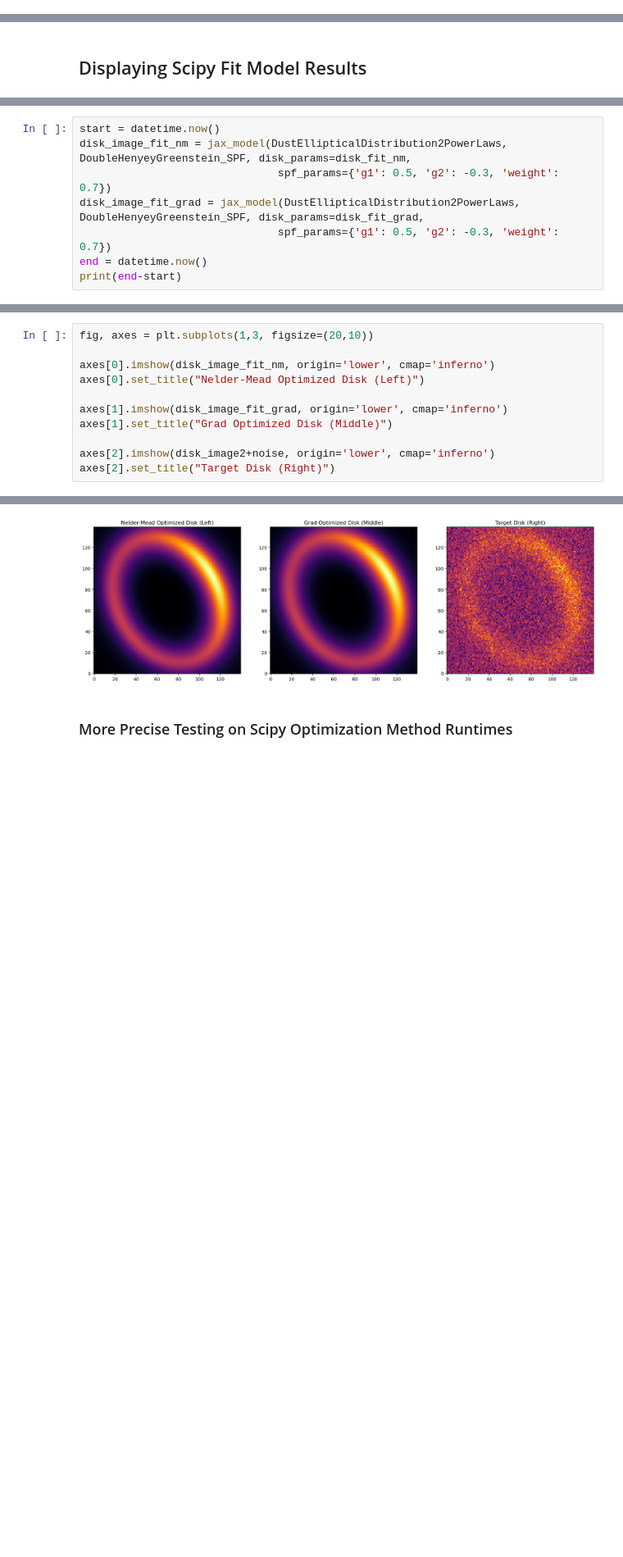
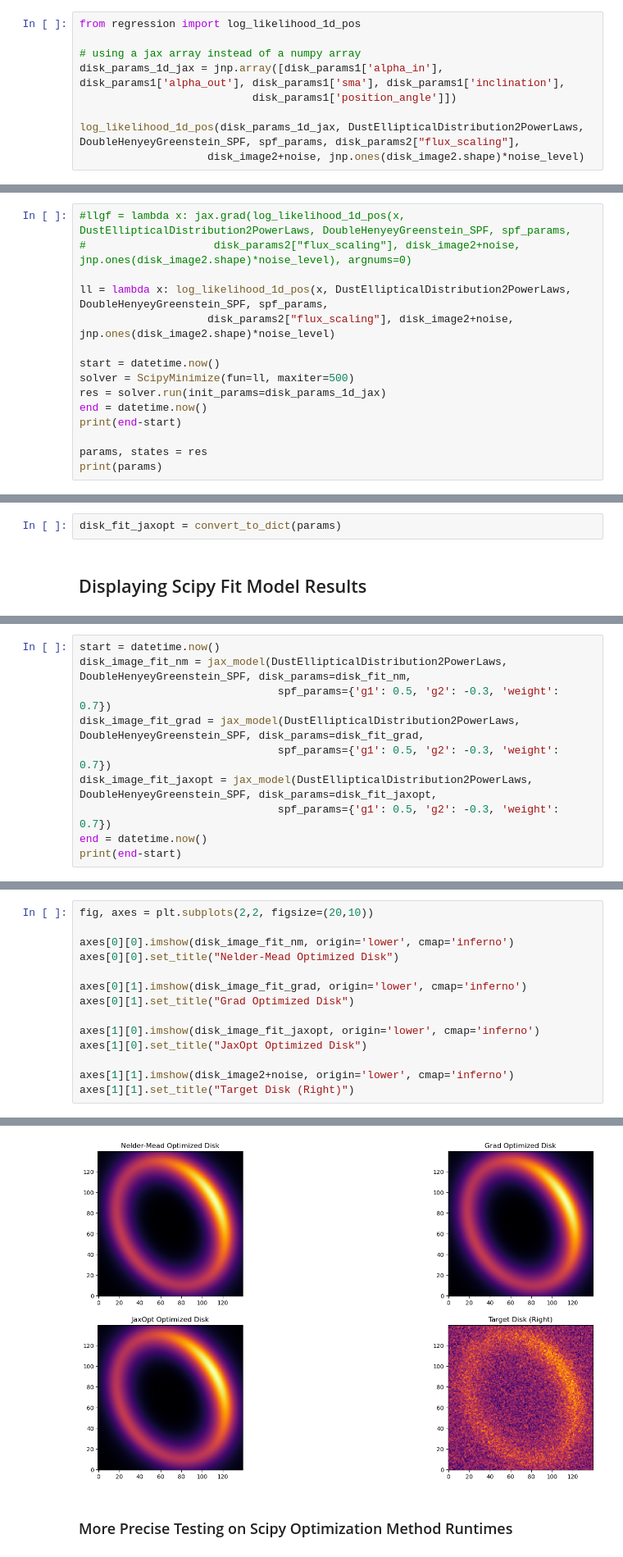
Before and after one commit to mihir-r-kondapalli/GRaTeR-JAX, a Jupyter notebook: Disk_Jaxed.ipynb, the cells around one changed output, grey strips where cells are left out. Shown at 82% size. Cells and saved outputs as stored; diff of their text form; blank space fills up the shorter version.

Commit message:
added jaxopt solver

```diff
--- a/Disk_Jaxed.ipynb
+++ b/Disk_Jaxed.ipynb
@@ -206,0 +213,9 @@ disk_fit_grad = convert_to_dict(soln.x)
+# %%
+from regression import log_likelihood_1d_pos
+
+# using a jax array instead of a numpy array
+disk_params_1d_jax = jnp.array([disk_params1['alpha_in'], disk_params1['alpha_out'], disk_params1['sma'], disk_params1['inclination'],
+                           disk_params1['position_angle']])
+
+log_likelihood_1d_pos(disk_params_1d_jax, DustEllipticalDistribution2PowerLaws, DoubleHenyeyGreenstein_SPF, spf_params, disk_params2["flux_scaling"],
+                    disk_image2+noise, jnp.ones(disk_image2.shape)*noise_level)
@@ -206,0 +224,15 @@ disk_fit_grad = convert_to_dict(soln.x)
+# %%
+#llgf = lambda x: jax.grad(log_likelihood_1d_pos(x, DustEllipticalDistribution2PowerLaws, DoubleHenyeyGreenstein_SPF, spf_params,
+#                    disk_params2["flux_scaling"], disk_image2+noise, jnp.ones(disk_image2.shape)*noise_level), argnums=0)
+
+ll = lambda x: log_likelihood_1d_pos(x, DustEllipticalDistribution2PowerLaws, DoubleHenyeyGreenstein_SPF, spf_params,
+                    disk_params2["flux_scaling"], disk_image2+noise, jnp.ones(disk_image2.shape)*noise_level)
+
+start = datetime.now()
+solver = ScipyMinimize(fun=ll, maxiter=500)
+res = solver.run(init_params=disk_params_1d_jax)
+end = datetime.now()
+print(end-start)
+
+params, states = res
+print(params)
@@ -207,3 +242,5 @@ disk_fit_grad = convert_to_dict(soln.x)
+# %%
+disk_fit_jaxopt = convert_to_dict(params)
 # %% [markdown]
 ## Displaying Scipy Fit Model Results
 # %%
@@ -231,6 +273,8 @@ disk_image_fit_nm = jax_model(DustEllipticalDistribution2PowerLaws, DoubleHenyey
                                spf_params={'g1': 0.5, 'g2': -0.3, 'weight': 0.7})
 disk_image_fit_grad = jax_model(DustEllipticalDistribution2PowerLaws, DoubleHenyeyGreenstein_SPF, disk_params=disk_fit_grad,
                                spf_params={'g1': 0.5, 'g2': -0.3, 'weight': 0.7})
+disk_image_fit_jaxopt = jax_model(DustEllipticalDistribution2PowerLaws, DoubleHenyeyGreenstein_SPF, disk_params=disk_fit_jaxopt,
+                               spf_params={'g1': 0.5, 'g2': -0.3, 'weight': 0.7})
 end = datetime.now()
 print(end-start)
 # %% [output]
@@ -238,17 +282,20 @@ print(end-start)
 # %%
-fig, axes = plt.subplots(1,3, figsize=(20,10))
+fig, axes = plt.subplots(2,2, figsize=(20,10))
 
-axes[0].imshow(disk_image_fit_nm, origin='lower', cmap='inferno')
-axes[0].set_title("Nelder-Mead Optimized Disk (Left)")
+axes[0][0].imshow(disk_image_fit_nm, origin='lower', cmap='inferno')
+axes[0][0].set_title("Nelder-Mead Optimized Disk")
 
-axes[1].imshow(disk_image_fit_grad, origin='lower', cmap='inferno')
-axes[1].set_title("Grad Optimized Disk (Middle)")
+axes[0][1].imshow(disk_image_fit_grad, origin='lower', cmap='inferno')
+axes[0][1].set_title("Grad Optimized Disk")
 
-axes[2].imshow(disk_image2+noise, origin='lower', cmap='inferno')
-axes[2].set_title("Target Disk (Right)")
+axes[1][0].imshow(disk_image_fit_jaxopt, origin='lower', cmap='inferno')
+axes[1][0].set_title("JaxOpt Optimized Disk")
+
+axes[1][1].imshow(disk_image2+noise, origin='lower', cmap='inferno')
+axes[1][1].set_title("Target Disk (Right)")
 # %% [output]
 Text(0.5, 1.0, 'Target Disk (Right)')
-[figure, old version]
+[figure, new version]
 # %% [markdown]
 ### More Precise Testing on Scipy Optimization Method Runtimes
 # %%
```
Also changed, not shown: parts of 16 cells of this notebook, 1 other file.
